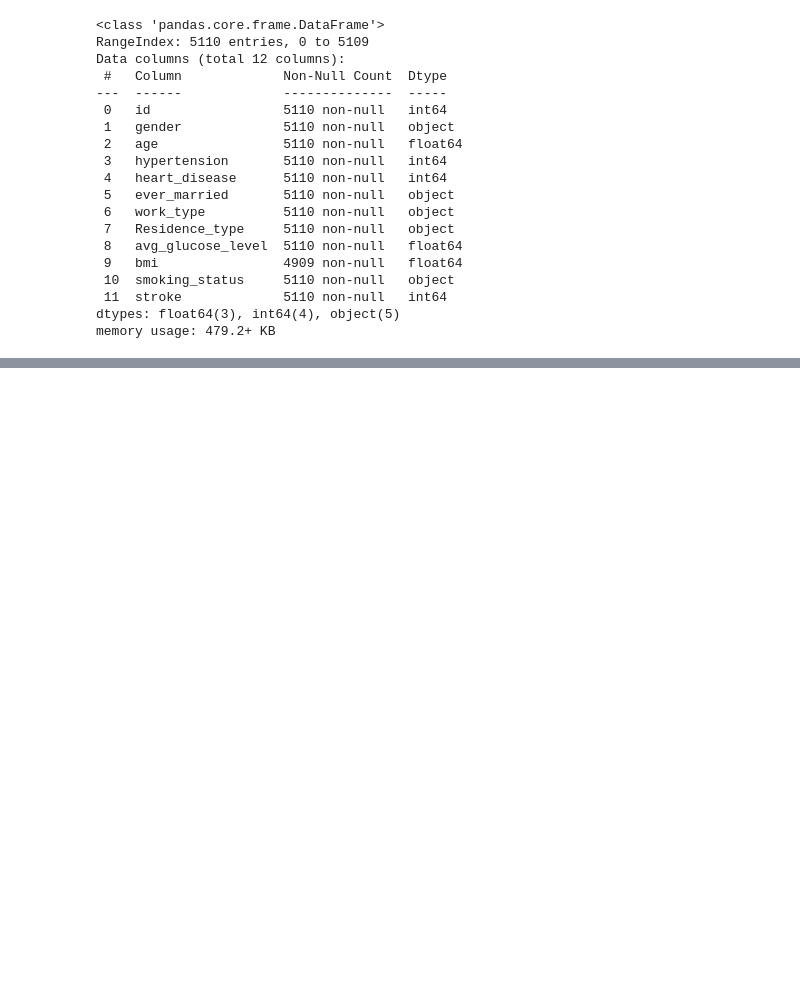
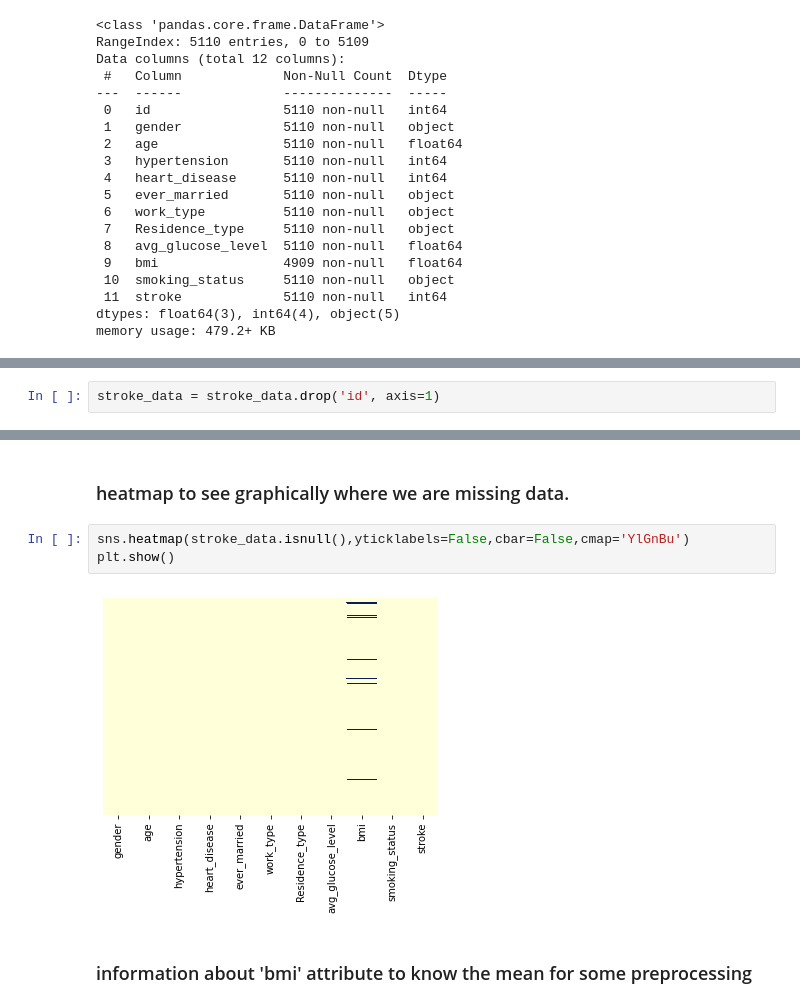
Before and after one commit to Nouran-saad/Stroke_Prediction_DT_Kmeans, a Jupyter notebook: Team4_18p4496_DataMiningProject.ipynb, the cells around one changed output, grey strips where cells are left out. Drawn from its saved outputs; the diff is of its cells as text; blank space fills up the shorter version.

Commit message:
data preprocessing (check null and dulplicate)

```diff
--- a/Team4_18p4496_DataMiningProject.ipynb
+++ b/Team4_18p4496_DataMiningProject.ipynb
@@ -43,0 +48,2 @@ memory usage: 479.2+ KB
+# %%
+stroke_data = stroke_data.drop('id', axis=1)
@@ -43,0 +71,9 @@ memory usage: 479.2+ KB
+# %% [markdown]
+ ###  heatmap to see graphically where we are missing data.
+# %%
+sns.heatmap(stroke_data.isnull(),yticklabels=False,cbar=False,cmap='YlGnBu')
+plt.show()
+# %% [output]
+[figure, added]
+# %% [markdown]
+### information about 'bmi' attribute to know the mean for some preprocessing
```
Also changed, not shown: parts of 23 cells of this notebook.
